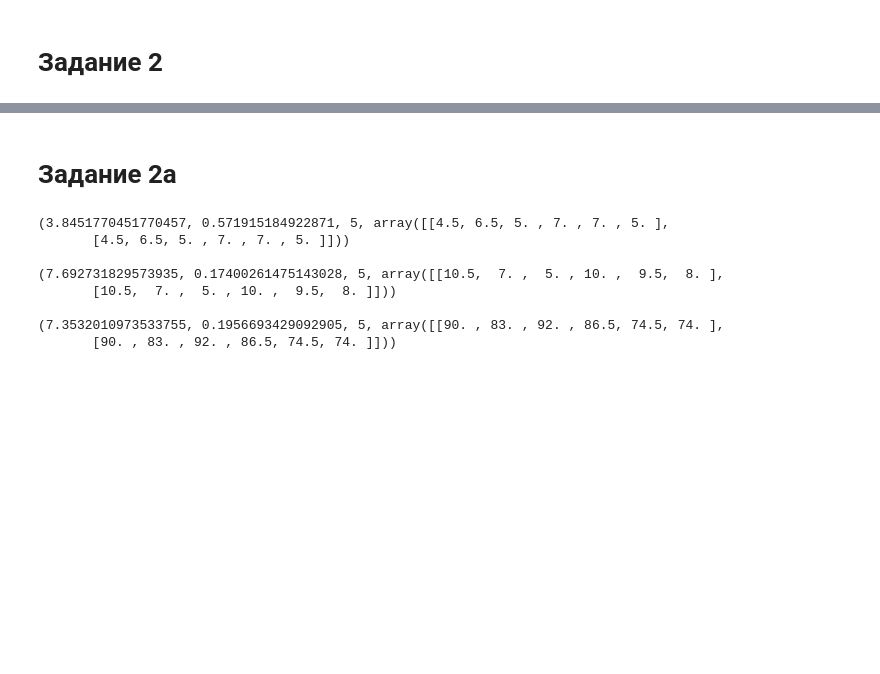
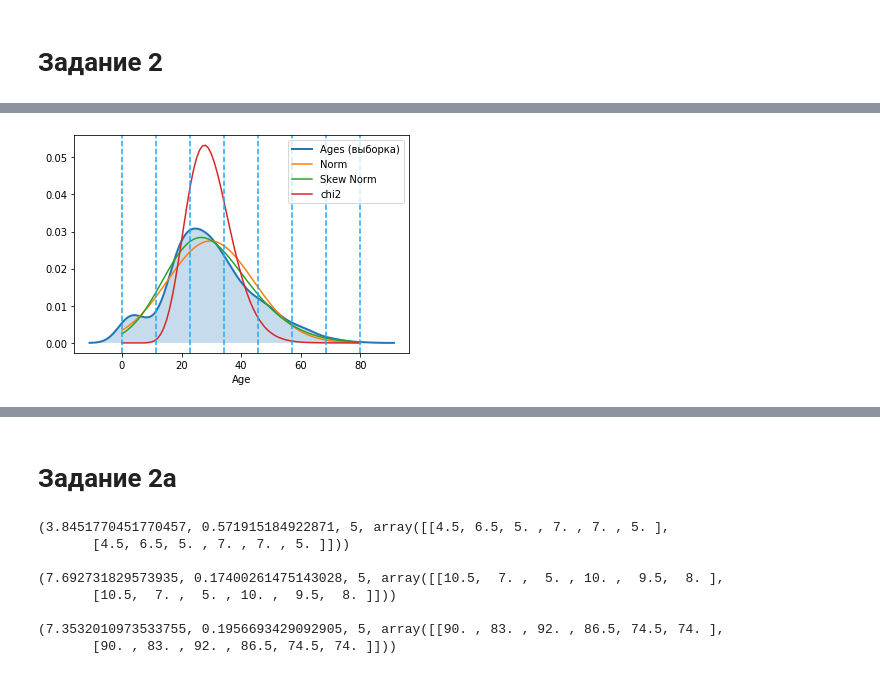
Before and after one commit to SeriousPetrovich/Super_Courses, a Jupyter notebook: Probabilistic_Data_Analysis/Задания.ipynb, the cells around one changed output, grey strips where cells are left out. Saved outputs shown, nothing was run; the diff lists cells and outputs as text; code cells hidden in the pictures; blank space fills up the shorter version.

```diff
--- a/Probabilistic_Data_Analysis/Задания.ipynb
+++ b/Probabilistic_Data_Analysis/Задания.ipynb
@@ -94,0 +59,87 @@ dtype: float64
+# %%
+import pandas as pd
+import numpy as np
+import matplotlib.pyplot as plt
+import seaborn as sns
+import scipy.stats as stats
+
+
+# Считывание данных
+titanic_data = pd.read_csv('train.csv')
+titanic_data = titanic_data[titanic_data.Age.isnull() == False]
+ages = titanic_data.Age
+
+n = ages.shape[0] # Размер выборки
+
+N_int = 8 # Количество интервалов + 1
+n_j = np.zeros(N_int - 1) # Количество наблюдений в j-м интервале
+
+intervals = np.linspace(0,80, N_int) # Разделение на интервалы
+
+# Подсчет n_j
+
+for i in range(N_int - 1):
+    n_j[i] = len(ages[(ages > intervals[i]) & (ages <= intervals[i + 1])])
+
+# Проверка подборки количества интервалов
+
+if np.prod(n_j >= 5):
+    print('Ожидаемое число попаданий не меньше 5')
+    flag = 1
+else:
+    print('Ожидаемое число попаданий меньше 5')
+    flag = 0
+
+# Если проверка прошла успешно, то:
+
+mean = ages.mean()
+var  = ages.var()
+std  = np.sqrt(var)
+
+if flag:
+
+    # Подсчет вероятности попадания наблюдения в j-ый интервал
+
+    p_j_skew_norm = np.zeros(N_int - 1)
+    p_j_norm      = np.zeros(N_int - 1)
+    p_j_chi2      = np.zeros(N_int - 1)
+
+    for i in range(N_int - 1):
+        p_j_skew_norm[i] = stats.skewnorm.cdf(intervals[i + 1], *stats.skewnorm.fit(ages)) - stats.skewnorm.cdf(intervals[i], *stats.skewnorm.fit(ages))
+        p_j_norm[i]      = stats.norm.cdf(intervals[i + 1], mean, std) - stats.norm.cdf(intervals[i], mean, std)
+        p_j_chi2[i]      = stats.chi2.cdf(intervals[i + 1], mean) - stats.chi2.cdf(intervals[i], mean)
+
+    # Подсчет наблюдаемого значения критерия хи-квадрат
+
+    chi2_skew_norm, chi2_norm, chi2_chi2 = 0, 0, 0
+
+    for i in range(N_int - 1):
+        chi2_skew_norm += ((n_j[i] - n*p_j_skew_norm[i])**2)/(n*p_j_skew_norm[i])
+        chi2_norm      += ((n_j[i] - n*p_j_norm[i])**2)/(n*p_j_norm[i])
+        chi2_chi2      += ((n_j[i] - n*p_j_chi2[i])**2)/(n*p_j_chi2[i])
+
+    chi2_dict = {'chi2_skew_norm' : chi2_skew_norm,
+                 'chi2_norm'      : chi2_norm,
+                 'chi2_chi2'      : chi2_chi2}
+
+    print(chi2_dict)
+
+
+# Визуализация
+
+x = range(81)
+
+y_skew_pdf = stats.skewnorm.pdf(x, *stats.skewnorm.fit(ages))
+y_pdf      = stats.norm.pdf(x, mean, std)
+y_chi2     = stats.chi2.pdf(x, mean)
+
+sns.distplot(ages, hist=False, kde=True, kde_kws={'shade': True, 'linewidth': 2}, label = 'Ages (выборка)')
+plt.plot(x, y_pdf, label='Norm')
+plt.plot(x, y_skew_pdf, label='Skew Norm')
+plt.plot(x, y_chi2, label='chi2')
+
+for i in intervals:
+    plt.axvline(x=i, color='#1fa7ff', linestyle='--')
+plt.legend()
+plt.show()
+# %% [output]
@@ -94,0 +148 @@ dtype: float64
+[figure, added]
```
Also changed, not shown: parts of 17 cells of this notebook, 11 other files.
